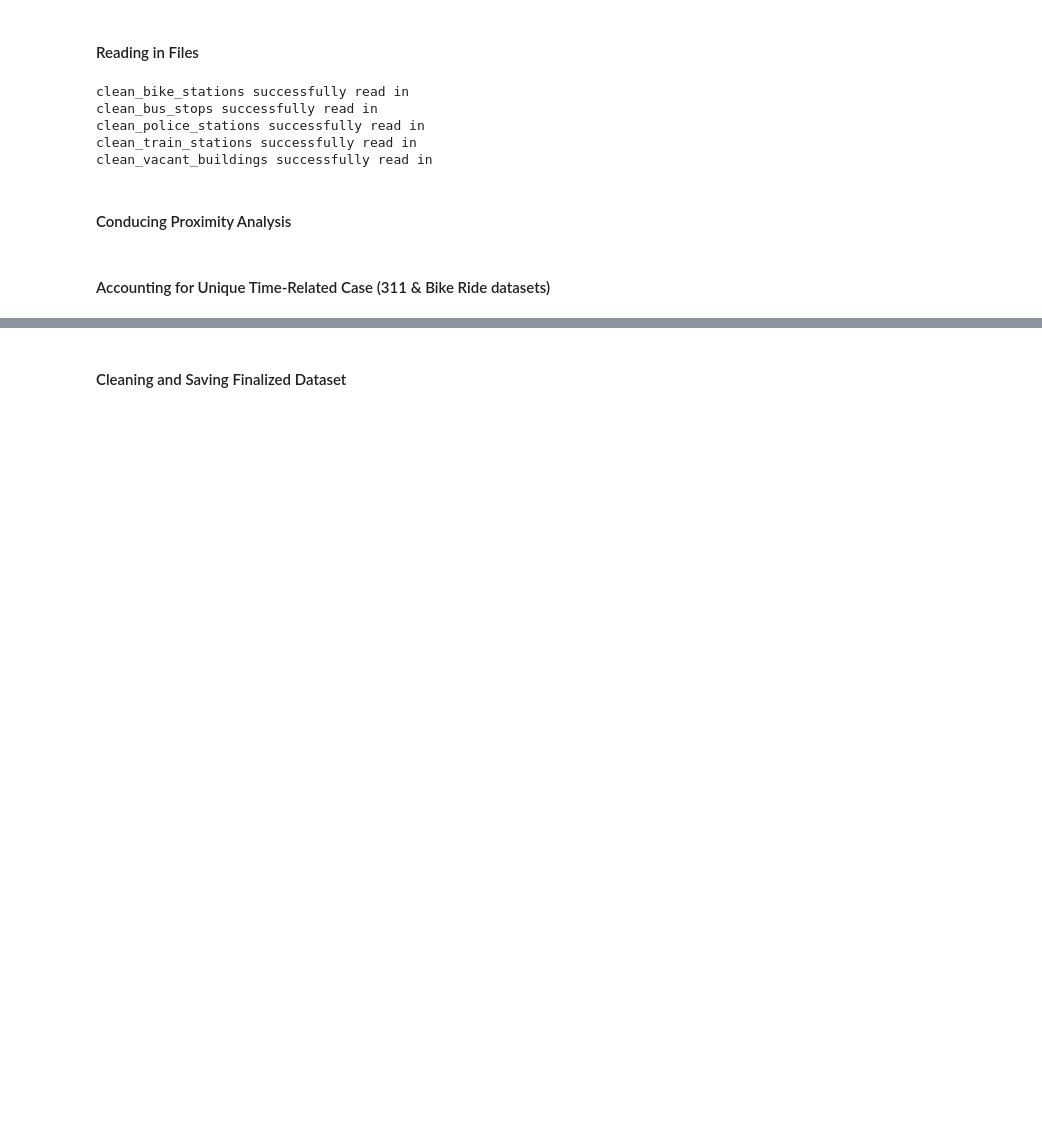
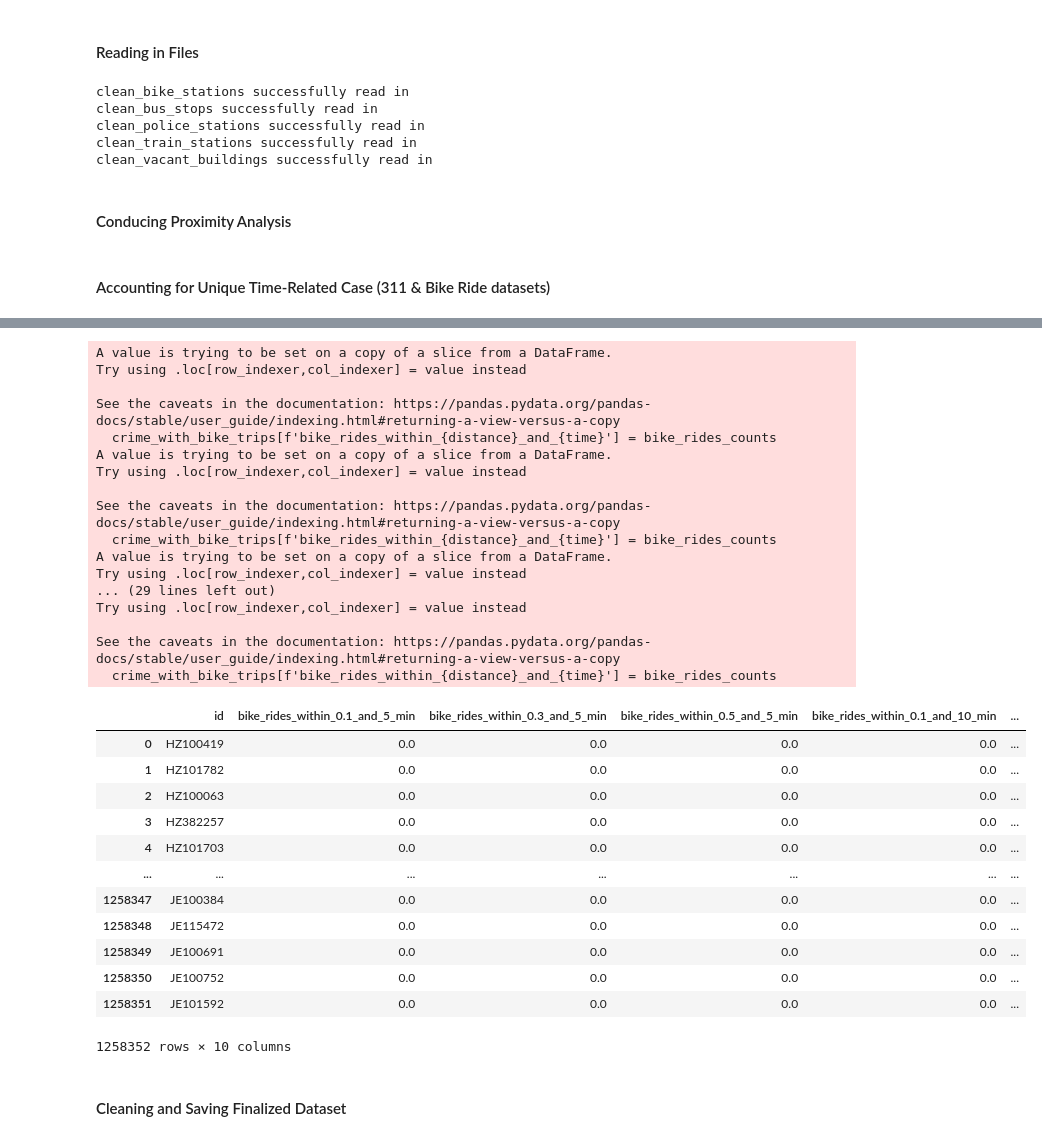
Before and after one commit to evanameyer1/Uncovering-New-Factors-In-Chicago-Crime-through-Regression-Models, a Jupyter notebook: models/notebooks/03_proximity_analysis.ipynb, the cells around one changed output, grey strips where cells are left out. Saved outputs shown, nothing was run; the diff lists cells and outputs as text; code cells hidden in the pictures; blank space fills up the shorter version.

Commit message:
used binary search to calculate bike rides by crime radiuses

```diff
--- a/models/notebooks/03_proximity_analysis.ipynb
+++ b/models/notebooks/03_proximity_analysis.ipynb
@@ -238,0 +140,3 @@ def proximity_scan_bike_rides(df, col_name, distances):
+# %%
+def print_timestamped_message(message):
+    print(f"{datetime.now().strftime('%Y-%m-%d %H:%M:%S')} - {message}")
@@ -239,2 +213,29 @@ def proximity_scan_bike_rides(df, col_name, distances):
+# %%
+def proximity_scan_bike_rides(df, distances):
+    print_timestamped_message("Starting proximity_scan_bike_rides")
+    crime_np = convert_to_numpy(clean_crime)
+    df_np = convert_to_numpy(df)
+
+    delta_cnts = [[] for _ in range(3)]
+
+    for i, crime_row in enumerate(crime_np):
+        if i % 1000 == 0: print_timestamped_message(f"Processing crime row {i} with time: {crime_row[0]}")
+        last_row_idx = [0] * 3  # 5 min, 10 min, 15 min
+
+        target_indicies = binary_search_crime(df_np, crime_row[0], last_row_idx)
+        last_row_idx = [start_idx for (start_idx, end_idx) in target_indicies]
+
+        for idx, target_tuple in enumerate(target_indicies):
+            if target_tuple[0] != -1 and target_tuple[1] != -1:
+                target_arr = df_np[target_tuple[0]:target_tuple[1]]
+                crime_pnt = (crime_row[1], crime_row[2])
+                counts = compute_haversine(target_arr, distances, crime_pnt)
+            else:
+                counts = [0, 0, 0]
+            delta_cnts[idx].append(counts)
+        if i % 1000 == 0: print_timestamped_message(f"Found the following bike ride counts for distance {distances[idx]} {counts}")
+
+    print_timestamped_message("Completed proximity_scan_bike_rides")
+    return delta_cnts
 # %%
-crime_with_bike_trips = proximity_scan_bike_rides(clean_bike_trips, 'bike_trips', [0.1, 0.3, 0.5])
+crime_with_bike_trips_cnts = proximity_scan_bike_rides(clean_bike_trips, [0.1, 0.3, 0.5])
@@ -241,3 +280,47 @@ crime_with_bike_trips = proximity_scan_bike_rides(clean_bike_trips, 'bike_trips'
+# %%
+crime_with_bike_trips = clean_crime[['id']]
+
+# Loop over time intervals and distances to populate the DataFrame
+for i, time in enumerate(['5_min', '10_min', '15_min']):
+    for j, distance in enumerate([0.1, 0.3, 0.5]):
+        # Extract the list of counts for the given time and distance
+        bike_rides_counts = [counts[j] for counts in crime_with_bike_trips_cnts[i]]
+
+        # Assign the extracted counts to the corresponding column in the DataFrame
+        crime_with_bike_trips[f'bike_rides_within_{distance}_and_{time}'] = bike_rides_counts
+
+crime_with_bike_trips
+# %% [output]
+A value is trying to be set on a copy of a slice from a DataFrame.
+Try using .loc[row_indexer,col_indexer] = value instead
+
+See the caveats in the documentation: https://pandas.pydata.org/pandas-docs/stable/user_guide/indexing.html#returning-a-view-versus-a-copy
+  crime_with_bike_trips[f'bike_rides_within_{distance}_and_{time}'] = bike_rides_counts
+A value is trying to be set on a copy of a slice from a DataFrame.
+Try using .loc[row_indexer,col_indexer] = value instead
+
+See the caveats in the documentation: https://pandas.pydata.org/pandas-docs/stable/user_guide/indexing.html#returning-a-view-versus-a-copy
+  crime_with_bike_trips[f'bike_rides_within_{distance}_and_{time}'] = bike_rides_counts
+A value is trying to be set on a copy of a slice from a DataFrame.
+Try using .loc[row_indexer,col_indexer] = value instead
+... (29 lines left out)
+Try using .loc[row_indexer,col_indexer] = value instead
+
+See the caveats in the documentation: https://pandas.pydata.org/pandas-docs/stable/user_guide/indexing.html#returning-a-view-versus-a-copy
+  crime_with_bike_trips[f'bike_rides_within_{distance}_and_{time}'] = bike_rides_counts
+|  | id | bike_rides_within_0.1_and_5_min | bike_rides_within_0.3_and_5_min | bike_rides_within_0.5_and_5_min | bike_rides_within_0.1_and_10_min | ... |
+| 0 | HZ100419 | 0.0 | 0.0 | 0.0 | 0.0 | ... |
+| 1 | HZ101782 | 0.0 | 0.0 | 0.0 | 0.0 | ... |
+| 2 | HZ100063 | 0.0 | 0.0 | 0.0 | 0.0 | ... |
+| 3 | HZ382257 | 0.0 | 0.0 | 0.0 | 0.0 | ... |
+| 4 | HZ101703 | 0.0 | 0.0 | 0.0 | 0.0 | ... |
+| ... | ... | ... | ... | ... | ... | ... |
+| 1258347 | JE100384 | 0.0 | 0.0 | 0.0 | 0.0 | ... |
+| 1258348 | JE115472 | 0.0 | 0.0 | 0.0 | 0.0 | ... |
+| 1258349 | JE100691 | 0.0 | 0.0 | 0.0 | 0.0 | ... |
+| 1258350 | JE100752 | 0.0 | 0.0 | 0.0 | 0.0 | ... |
+| 1258351 | JE101592 | 0.0 | 0.0 | 0.0 | 0.0 | ... |
+1258352 rows × 10 columns
 # %% [markdown]
 #### Cleaning and Saving Finalized Dataset
 # %%
```
Also changed, not shown: parts of 10 cells of this notebook, 3 other files.
